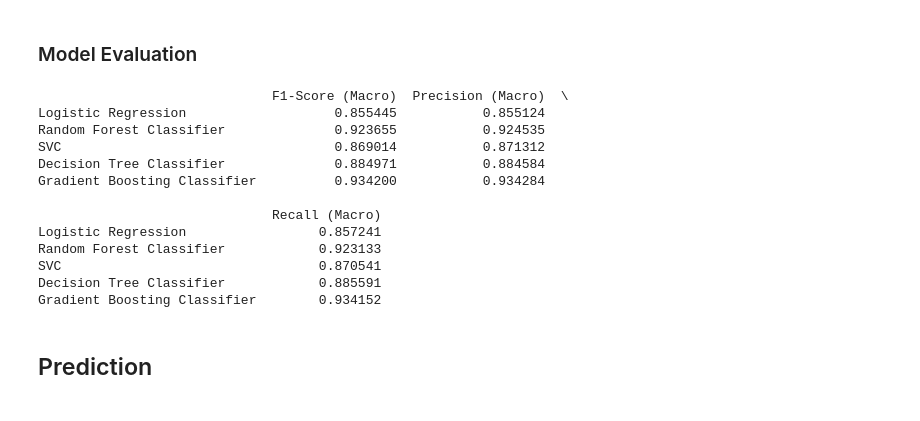
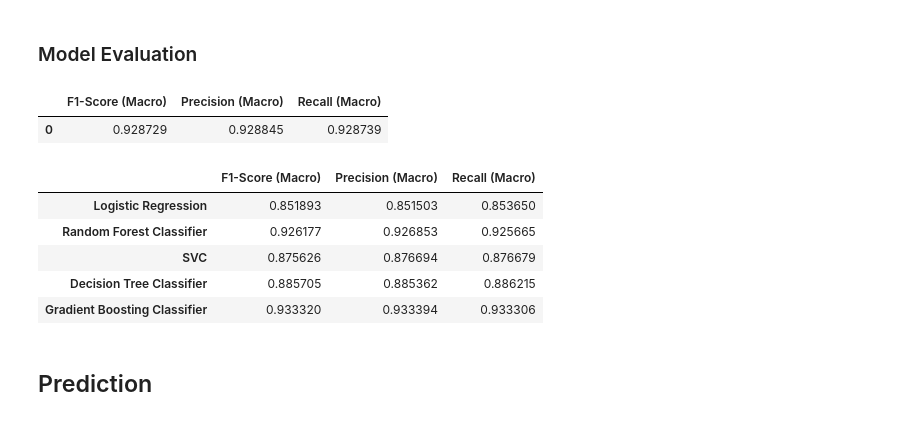
Before and after one commit to VMD121199/Obesity-Risk-Prediction, a Jupyter notebook: prediction.ipynb, the cells around one changed output. Saved outputs shown, nothing was run; the diff lists cells and outputs as text; code cells hidden in the pictures.

```diff
--- a/prediction.ipynb
+++ b/prediction.ipynb
@@ -231,7 +236,7 @@ preprocessor = ColumnTransformer(
     transformers=[
         ("num", continuous_transformer, continuous_features),
         ("ohe", OneHotEncoder(handle_unknown="ignore"), ohe_cols),
-        ("ord", OrdinalEncoder(), ordinal_cols),
+        ("ord", OrdinalEncoder(handle_unknown="use_encoded_value", unknown_value=-1), ordinal_cols),
         ("bin", OrdinalEncoder(), binary_cols),
     ], remainder="passthrough"
 )
@@ -458,36 +524,33 @@ Pipeline(steps=[('preprocessor',
 # %% [markdown]
 ### Model Evaluation
+# %%
+evaluate_model(xgb_pipeline, X_test, y_test_encoded)
+# %% [output]
+|  | F1-Score (Macro) | Precision (Macro) | Recall (Macro) |
+| 0 | 0.928729 | 0.928845 | 0.928739 |
 # %%
 results = []
 
 for name, pipeline in [
     ("Logistic Regression", lr_pipeline),
     ("Random Forest Classifier", rf_pipeline),
     ("SVC", svc_pipeline),
     ("Decision Tree Classifier", dt_pipeline),
     ("Gradient Boosting Classifier", gb_pipeline),
 ]:
     result = evaluate_model(pipeline, X_test, y_test)
     result.index = [name]
     results.append(result)
 
 results_df = pd.concat(results)
-
-print(results_df)
+results_df
 # %% [output]
-                              F1-Score (Macro)  Precision (Macro)  \
-Logistic Regression                   0.855445           0.855124
-Random Forest Classifier              0.923655           0.924535
-SVC                                   0.869014           0.871312
-Decision Tree Classifier              0.884971           0.884584
-Gradient Boosting Classifier          0.934200           0.934284
-
-                              Recall (Macro)
-Logistic Regression                 0.857241
-Random Forest Classifier            0.923133
-SVC                                 0.870541
-Decision Tree Classifier            0.885591
-Gradient Boosting Classifier        0.934152
+|  | F1-Score (Macro) | Precision (Macro) | Recall (Macro) |
+| Logistic Regression | 0.851893 | 0.851503 | 0.853650 |
+| Random Forest Classifier | 0.926177 | 0.926853 | 0.925665 |
+| SVC | 0.875626 | 0.876694 | 0.876679 |
+| Decision Tree Classifier | 0.885705 | 0.885362 | 0.886215 |
+| Gradient Boosting Classifier | 0.933320 | 0.933394 | 0.933306 |
 # %% [markdown]
 ## Prediction
 # %%
```
Also changed, not shown: parts of 11 cells of this notebook, 1 other file.
